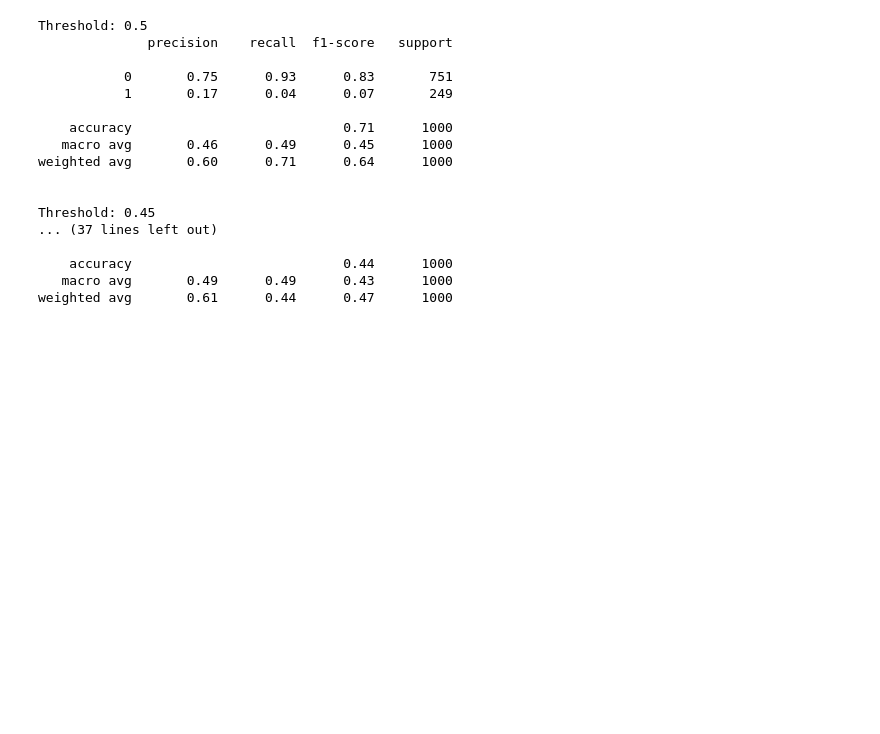
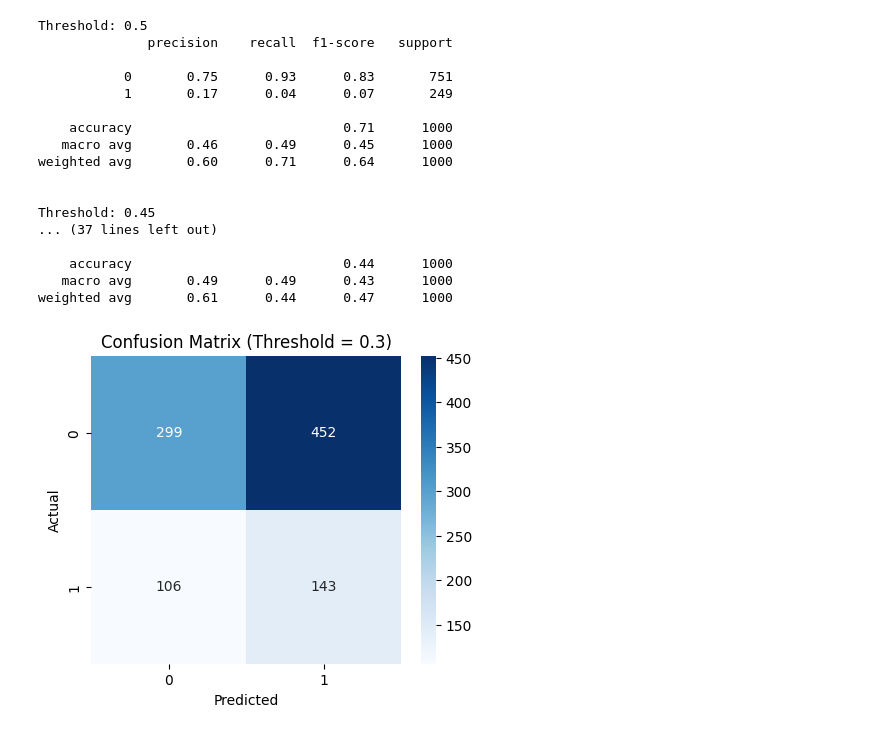
Before and after one commit to salvadorfrs5/server-crash-prediction, a Jupyter notebook: notebooks/cloud_workload_cleaning.ipynb, the cells around one changed output. Saved outputs shown, nothing was run; the diff lists cells and outputs as text; code cells hidden in the pictures; blank space fills up the shorter version.

```diff
--- a/notebooks/cloud_workload_cleaning.ipynb
+++ b/notebooks/cloud_workload_cleaning.ipynb
@@ -235,3 +235,22 @@ Threshold: 0.45
     accuracy                           0.44      1000
    macro avg       0.49      0.49      0.43      1000
 weighted avg       0.61      0.44      0.47      1000
+# %%
+from sklearn.metrics import confusion_matrix
+import seaborn as sns
+import matplotlib.pyplot as plt
+
+y_proba = model.predict_proba(X_test)[:, 1]
+threshold = 0.30   # or 0.35 depending on your choice
+y_pred_adj = (y_proba > threshold).astype(int)
+
+cm = confusion_matrix(y_test, y_pred_adj)
+
+plt.figure(figsize=(5,4))
+sns.heatmap(cm, annot=True, fmt="d", cmap="Blues")
+plt.xlabel("Predicted")
+plt.ylabel("Actual")
+plt.title(f"Confusion Matrix (Threshold = {threshold})")
+plt.show()
+# %% [output]
+[figure, added]
```
Also changed, not shown: parts of 4 cells of this notebook.
